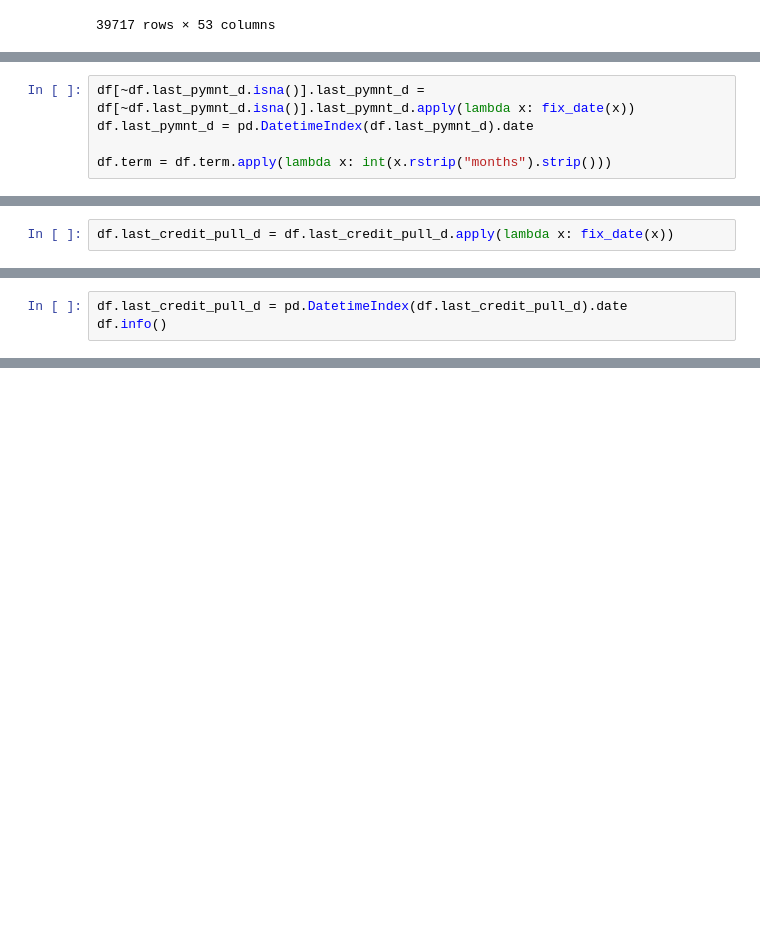
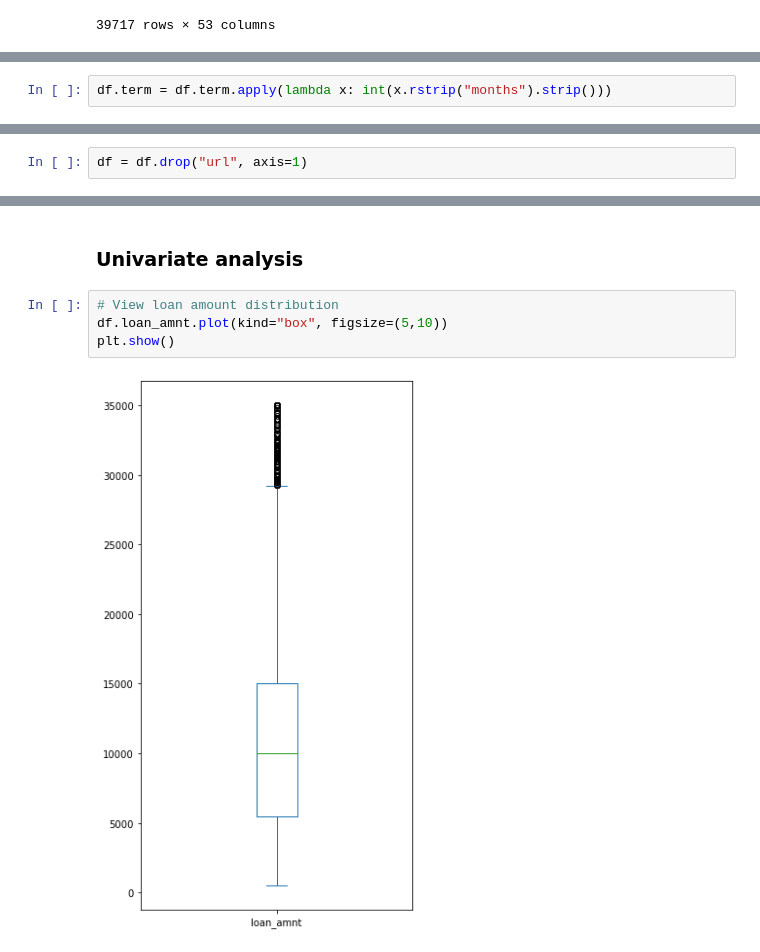
Before and after one commit to sairampillai/lending-club-case-study, a Jupyter notebook: Sairam_Pillai.ipynb, the cells around one changed output, grey strips where cells are left out. Cells and saved outputs as stored; diff of their text form; blank space fills up the shorter version.

```diff
--- a/Sairam_Pillai.ipynb
+++ b/Sairam_Pillai.ipynb
@@ -145,5 +136,2 @@ Jun-07
 # %%
-df[~df.last_pymnt_d.isna()].last_pymnt_d = df[~df.last_pymnt_d.isna()].last_pymnt_d.apply(lambda x: fix_date(x))
-df.last_pymnt_d = pd.DatetimeIndex(df.last_pymnt_d).date
-
 df.term = df.term.apply(lambda x: int(x.rstrip("months").strip()))
@@ -174,2 +137,0 @@ OutOfBoundsDatetime: Out of bounds nanosecond timestamp: 1-01-15 00:00:00
-# %%
-df.last_credit_pull_d = df.last_credit_pull_d.apply(lambda x: fix_date(x))
@@ -195,3 +137,0 @@ TypeError: 'float' object is not subscriptable
-# %%
-df.last_credit_pull_d = pd.DatetimeIndex(df.last_credit_pull_d).date
-df.info()
@@ -295,0 +140,2 @@ Name: last_credit_pull_d, Length: 39715, dtype: object
+# %%
+df = df.drop("url", axis=1)
@@ -295,0 +149,8 @@ Name: last_credit_pull_d, Length: 39715, dtype: object
+# %% [markdown]
+### Univariate analysis
+# %%
+# View loan amount distribution
+df.loan_amnt.plot(kind="box", figsize=(5,10))
+plt.show()
+# %% [output]
+[figure, added]
```
Also changed, not shown: parts of 20 cells of this notebook.
